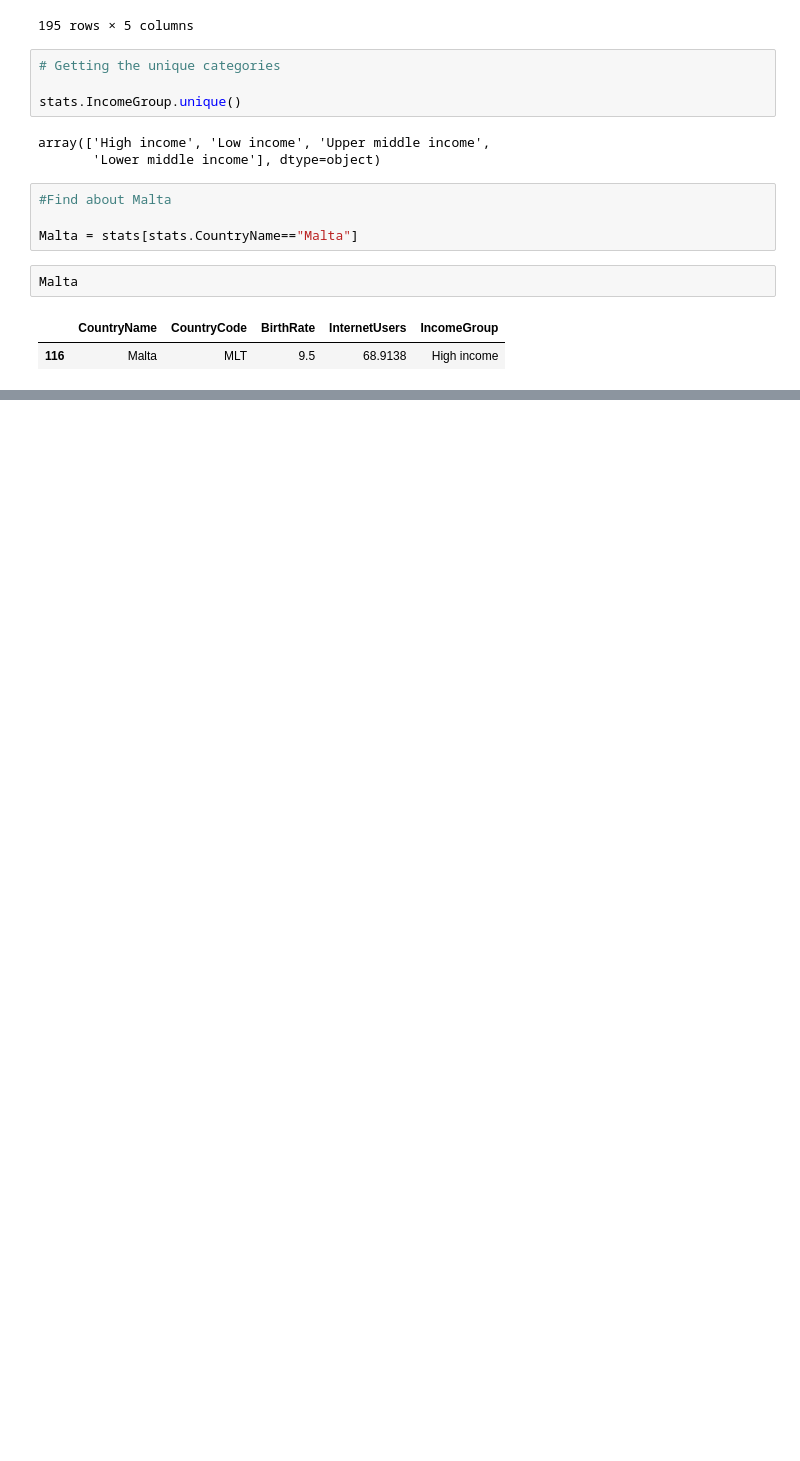
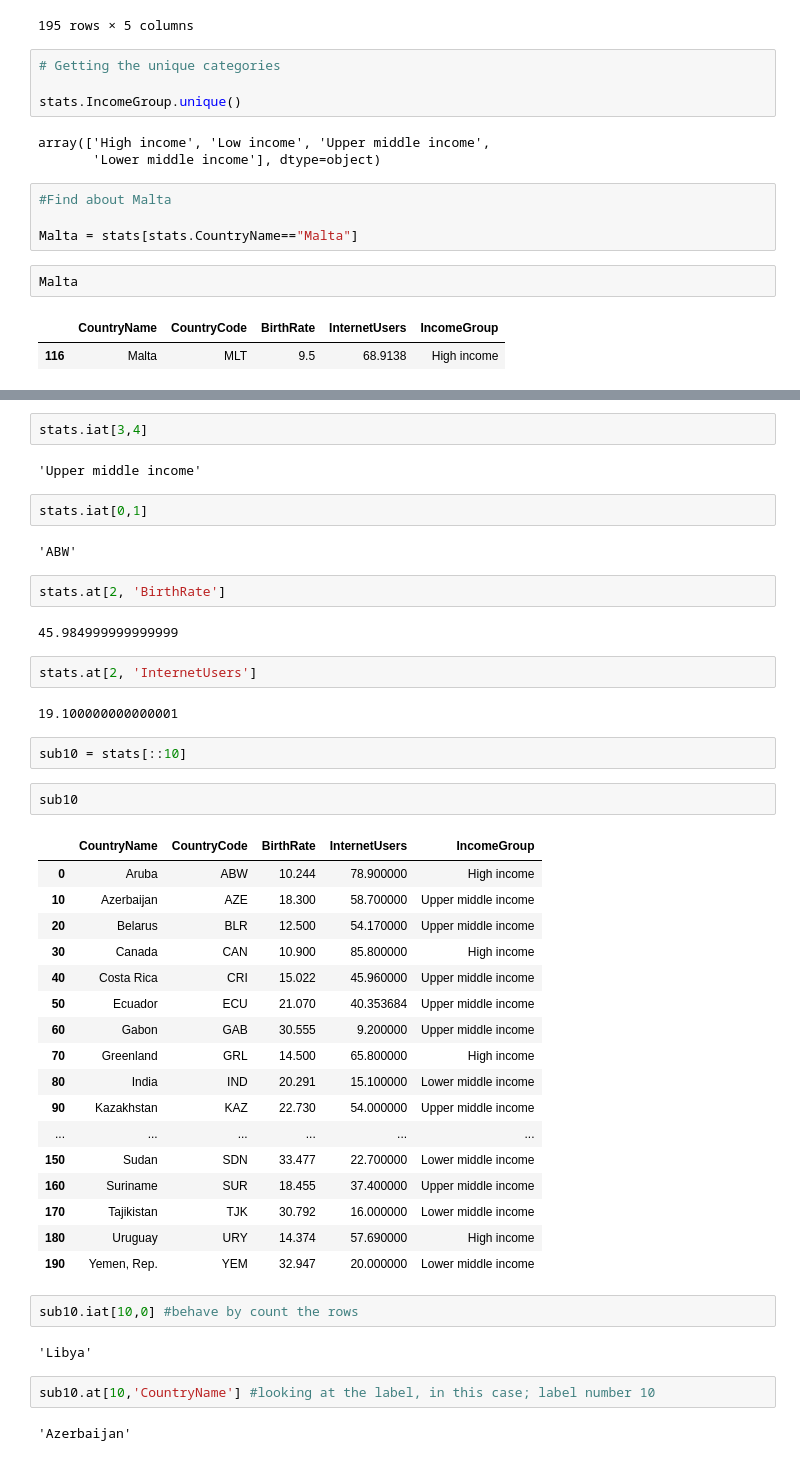
Before and after one commit to epireve/nb-projects, a Jupyter notebook: DataFrames.ipynb, the cells around one changed output, grey strips where cells are left out. Cells and saved outputs as stored; diff of their text form; blank space fills up the shorter version.

```diff
--- a/DataFrames.ipynb
+++ b/DataFrames.ipynb
@@ -552,0 +593,46 @@ Malta
+# %%
+stats.iat[3,4]
+# %% [output]
+'Upper middle income'
+# %%
+stats.iat[0,1]
+# %% [output]
+'ABW'
+# %%
+stats.at[2, 'BirthRate']
+# %% [output]
+45.984999999999999
+# %%
+stats.at[2, 'InternetUsers']
+# %% [output]
+19.100000000000001
+# %%
+sub10 = stats[::10]
+# %%
+sub10
+# %% [output]
+|  | CountryName | CountryCode | BirthRate | InternetUsers | IncomeGroup |
+| 0 | Aruba | ABW | 10.244 | 78.900000 | High income |
+| 10 | Azerbaijan | AZE | 18.300 | 58.700000 | Upper middle income |
+| 20 | Belarus | BLR | 12.500 | 54.170000 | Upper middle income |
+| 30 | Canada | CAN | 10.900 | 85.800000 | High income |
+| 40 | Costa Rica | CRI | 15.022 | 45.960000 | Upper middle income |
+| 50 | Ecuador | ECU | 21.070 | 40.353684 | Upper middle income |
+| 60 | Gabon | GAB | 30.555 | 9.200000 | Upper middle income |
+| 70 | Greenland | GRL | 14.500 | 65.800000 | High income |
+| 80 | India | IND | 20.291 | 15.100000 | Lower middle income |
+| 90 | Kazakhstan | KAZ | 22.730 | 54.000000 | Upper middle income |
+| ... | ... | ... | ... | ... | ... |
+| 150 | Sudan | SDN | 33.477 | 22.700000 | Lower middle income |
+| 160 | Suriname | SUR | 18.455 | 37.400000 | Upper middle income |
+| 170 | Tajikistan | TJK | 30.792 | 16.000000 | Lower middle income |
+| 180 | Uruguay | URY | 14.374 | 57.690000 | High income |
+| 190 | Yemen, Rep. | YEM | 32.947 | 20.000000 | Lower middle income |
+# %%
+sub10.iat[10,0] #behave by count the rows
+# %% [output]
+'Libya'
+# %%
+sub10.at[10,'CountryName'] #looking at the label, in this case; label number 10
+# %% [output]
+'Azerbaijan'
```
Also changed, not shown: parts of 7 cells of this notebook.
